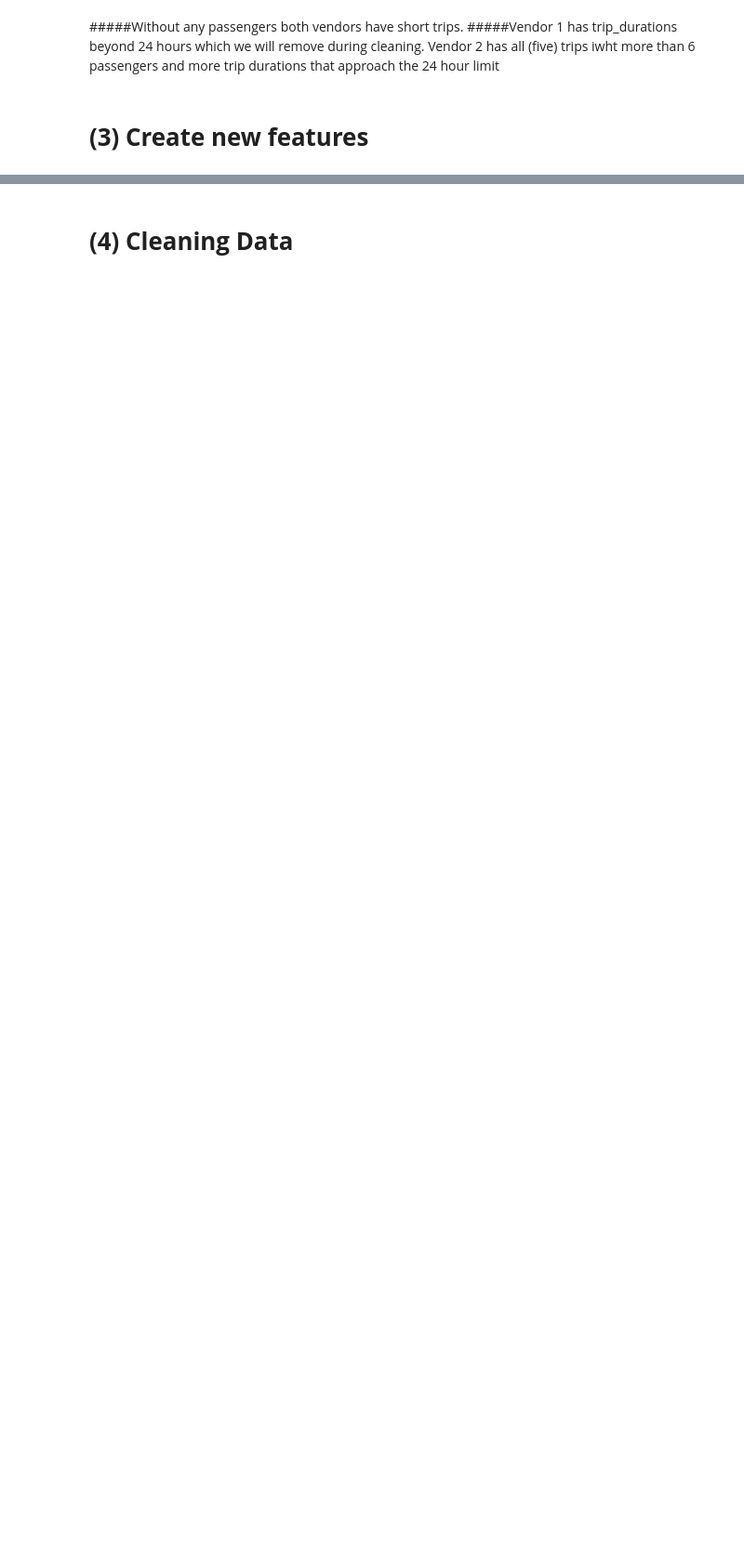
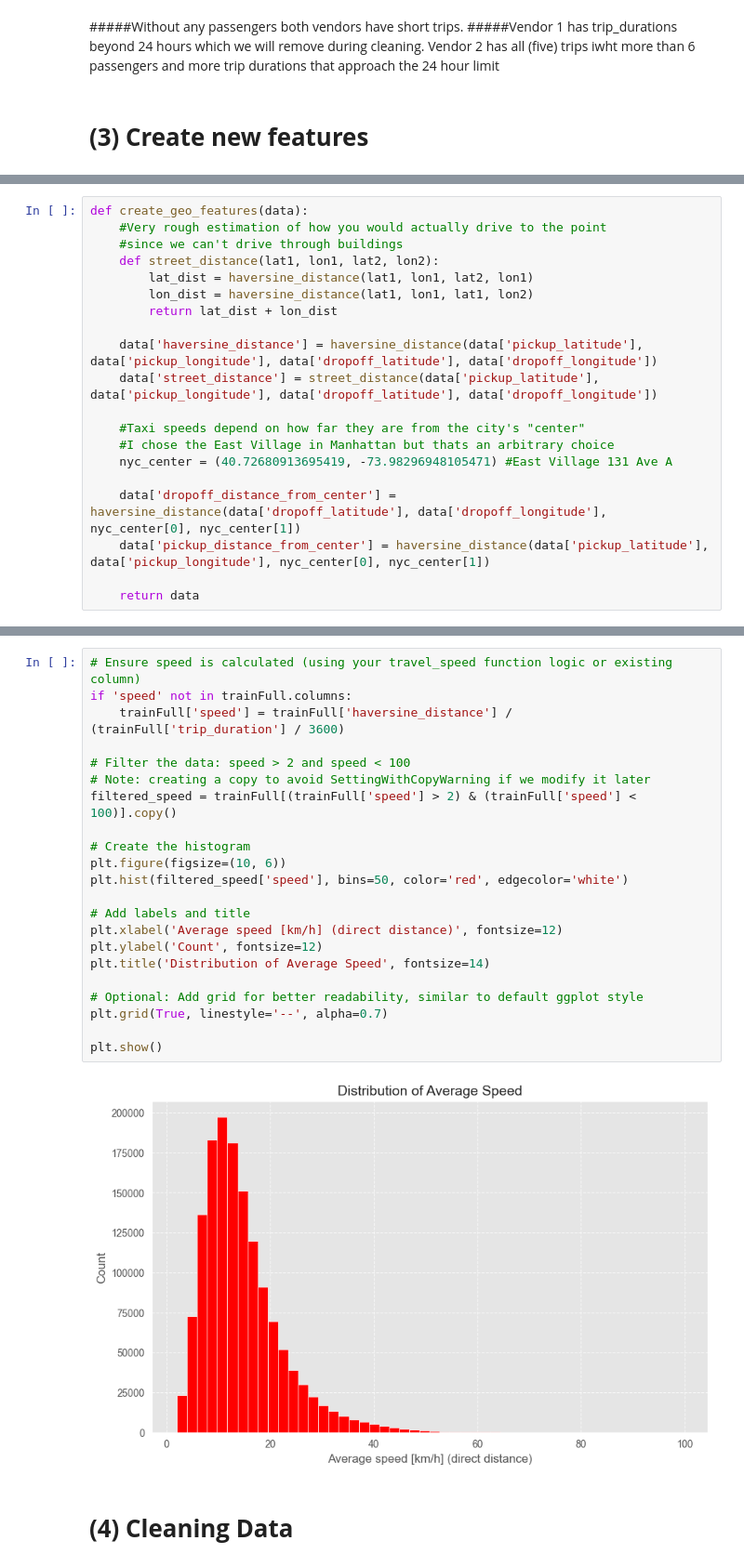
Before and after one commit to gav-ip/cse176-fall-proj, a Jupyter notebook: part3/taxi.ipynb, the cells around one changed output, grey strips where cells are left out. Shown at 93% size. Saved outputs shown, nothing was run; the diff lists cells and outputs as text; blank space fills up the shorter version.

Commit message:
feat: final cleaning data
- added speed distribution

```diff
--- a/part3/taxi.ipynb
+++ b/part3/taxi.ipynb
@@ -342,0 +300,20 @@ dtype: object
+# %%
+def create_geo_features(data):
+    #Very rough estimation of how you would actually drive to the point
+    #since we can't drive through buildings
+    def street_distance(lat1, lon1, lat2, lon2):
+        lat_dist = haversine_distance(lat1, lon1, lat2, lon1)
+        lon_dist = haversine_distance(lat1, lon1, lat1, lon2)
+        return lat_dist + lon_dist
+
+    data['haversine_distance'] = haversine_distance(data['pickup_latitude'], data['pickup_longitude'], data['dropoff_latitude'], data['dropoff_longitude'])
+    data['street_distance'] = street_distance(data['pickup_latitude'], data['pickup_longitude'], data['dropoff_latitude'], data['dropoff_longitude'])
+
+    #Taxi speeds depend on how far they are from the city's "center"
+    #I chose the East Village in Manhattan but thats an arbitrary choice
+    nyc_center = (40.72680913695419, -73.98296948105471) #East Village 131 Ave A
+
+    data['dropoff_distance_from_center'] = haversine_distance(data['dropoff_latitude'], data['dropoff_longitude'], nyc_center[0], nyc_center[1])
+    data['pickup_distance_from_center'] = haversine_distance(data['pickup_latitude'], data['pickup_longitude'], nyc_center[0], nyc_center[1])
+
+    return data
@@ -343,2 +325,26 @@ dtype: object
+# %%
+# Ensure speed is calculated (using your travel_speed function logic or existing column)
+if 'speed' not in trainFull.columns:
+    trainFull['speed'] = trainFull['haversine_distance'] / (trainFull['trip_duration'] / 3600)
+
+# Filter the data: speed > 2 and speed < 100
+# Note: creating a copy to avoid SettingWithCopyWarning if we modify it later
+filtered_speed = trainFull[(trainFull['speed'] > 2) & (trainFull['speed'] < 100)].copy()
+
+# Create the histogram
+plt.figure(figsize=(10, 6))
+plt.hist(filtered_speed['speed'], bins=50, color='red', edgecolor='white')
+
+# Add labels and title
+plt.xlabel('Average speed [km/h] (direct distance)', fontsize=12)
+plt.ylabel('Count', fontsize=12)
+plt.title('Distribution of Average Speed', fontsize=14)
+
+# Optional: Add grid for better readability, similar to default ggplot style
+plt.grid(True, linestyle='--', alpha=0.7)
+
+plt.show()
+# %% [output]
+[figure, added]
 # %% [markdown]
 # **(4) Cleaning Data**
```
Also changed, not shown: parts of 26 cells of this notebook, 2 other files.
